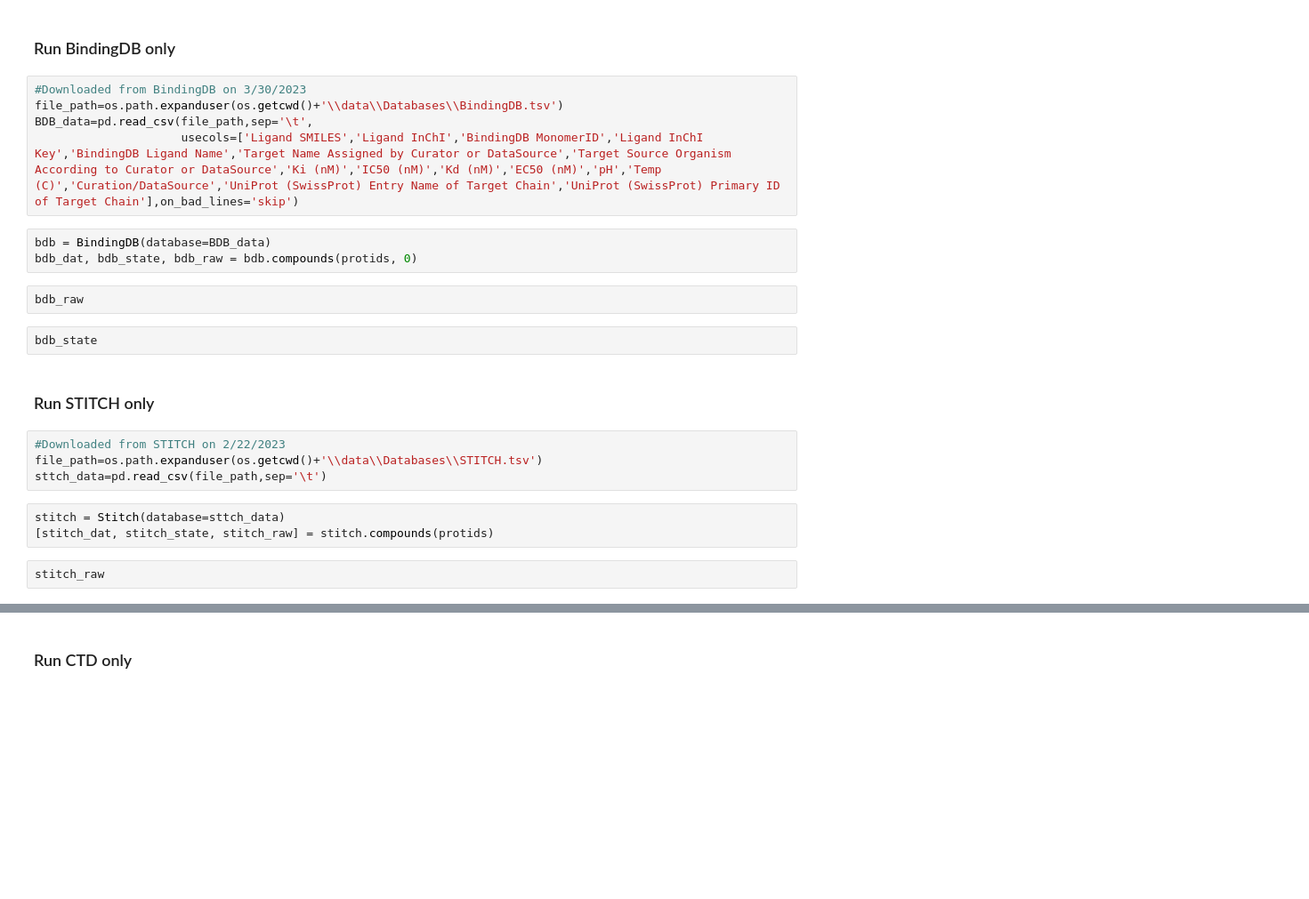
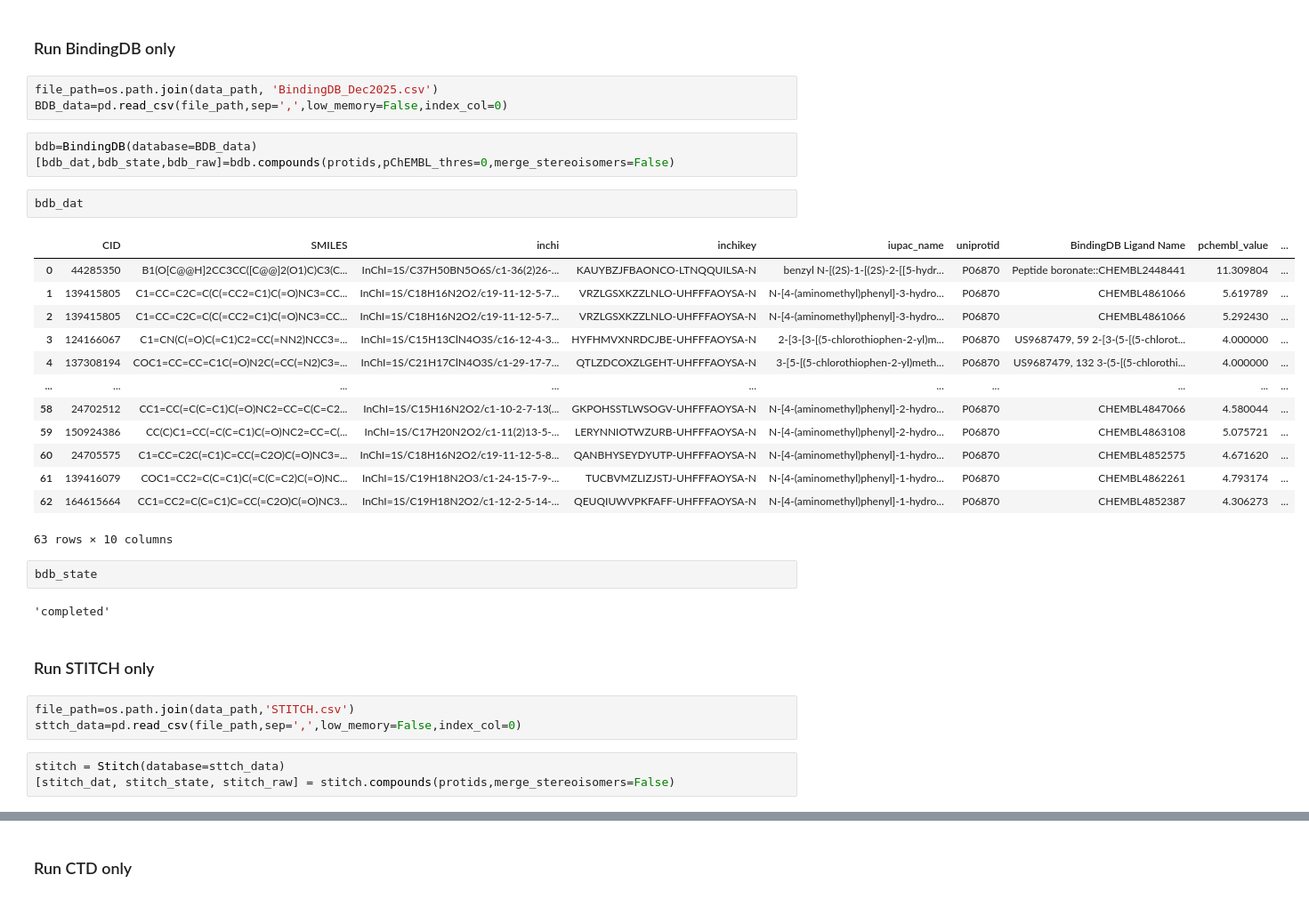
Before and after one commit to menicgiulia/CPIExtract, a Jupyter notebook: Prot2Comp_example.ipynb, the cells around one changed output, grey strips where cells are left out. Shown at 89% size. Drawn from its saved outputs; the diff is of its cells as text; blank space fills up the shorter version.

```diff
--- a/Prot2Comp_example.ipynb
+++ b/Prot2Comp_example.ipynb
@@ -173,27 +328,38 @@ state
 # %% [markdown]
 ### Run BindingDB only
 # %%
-#Downloaded from BindingDB on 3/30/2023
-file_path=os.path.expanduser(os.getcwd()+'\\data\\Databases\\BindingDB.tsv')
-BDB_data=pd.read_csv(file_path,sep='\t',
-                     usecols=['Ligand SMILES','Ligand InChI','BindingDB MonomerID','Ligand InChI Key','BindingDB Ligand Name','Target Name Assigned by Curator or DataSource','Target Source Organism According to Curator or DataSource','Ki (nM)','IC50 (nM)','Kd (nM)','EC50 (nM)','pH','Temp (C)','Curation/DataSource','UniProt (SwissProt) Entry Name of Target Chain','UniProt (SwissProt) Primary ID of Target Chain'],on_bad_lines='skip')
+file_path=os.path.join(data_path, 'BindingDB_Dec2025.csv')
+BDB_data=pd.read_csv(file_path,sep=',',low_memory=False,index_col=0)
 # %%
-bdb = BindingDB(database=BDB_data)
-bdb_dat, bdb_state, bdb_raw = bdb.compounds(protids, 0)
+bdb=BindingDB(database=BDB_data)
+[bdb_dat,bdb_state,bdb_raw]=bdb.compounds(protids,pChEMBL_thres=0,merge_stereoisomers=False)
 # %%
-bdb_raw
+bdb_dat
+# %% [output]
+|  | CID | SMILES | inchi | inchikey | iupac_name | uniprotid | BindingDB Ligand Name | pchembl_value | ... |
+| 0 | 44285350 | B1(O[C@@H]2CC3CC([C@@]2(O1)C)C3(C... | InChI=1S/C37H50BN5O6S/c1-36(2)26-... | KAUYBZJFBAONCO-LTNQQUILSA-N | benzyl N-[(2S)-1-[(2S)-2-[[5-hydr... | P06870 | Peptide boronate::CHEMBL2448441 | 11.309804 | ... |
+| 1 | 139415805 | C1=CC=C2C=C(C(=CC2=C1)C(=O)NC3=CC... | InChI=1S/C18H16N2O2/c19-11-12-5-7... | VRZLGSXKZZLNLO-UHFFFAOYSA-N | N-[4-(aminomethyl)phenyl]-3-hydro... | P06870 | CHEMBL4861066 | 5.619789 | ... |
+| 2 | 139415805 | C1=CC=C2C=C(C(=CC2=C1)C(=O)NC3=CC... | InChI=1S/C18H16N2O2/c19-11-12-5-7... | VRZLGSXKZZLNLO-UHFFFAOYSA-N | N-[4-(aminomethyl)phenyl]-3-hydro... | P06870 | CHEMBL4861066 | 5.292430 | ... |
+| 3 | 124166067 | C1=CN(C(=O)C(=C1)C2=CC(=NN2)NCC3=... | InChI=1S/C15H13ClN4O3S/c16-12-4-3... | HYFHMVXNRDCJBE-UHFFFAOYSA-N | 2-[3-[3-[(5-chlorothiophen-2-yl)m... | P06870 | US9687479, 59 2-[3-(5-[(5-chlorot... | 4.000000 | ... |
+| 4 | 137308194 | COC1=CC=CC=C1C(=O)N2C(=CC(=N2)C3=... | InChI=1S/C21H17ClN4O3S/c1-29-17-7... | QTLZDCOXZLGEHT-UHFFFAOYSA-N | 3-[5-[(5-chlorothiophen-2-yl)meth... | P06870 | US9687479, 132 3-(5-[(5-chlorothi... | 4.000000 | ... |
+| ... | ... | ... | ... | ... | ... | ... | ... | ... | ... |
+| 58 | 24702512 | CC1=CC(=C(C=C1)C(=O)NC2=CC=C(C=C2... | InChI=1S/C15H16N2O2/c1-10-2-7-13(... | GKPOHSSTLWSOGV-UHFFFAOYSA-N | N-[4-(aminomethyl)phenyl]-2-hydro... | P06870 | CHEMBL4847066 | 4.580044 | ... |
+| 59 | 150924386 | CC(C)C1=CC(=C(C=C1)C(=O)NC2=CC=C(... | InChI=1S/C17H20N2O2/c1-11(2)13-5-... | LERYNNIOTWZURB-UHFFFAOYSA-N | N-[4-(aminomethyl)phenyl]-2-hydro... | P06870 | CHEMBL4863108 | 5.075721 | ... |
+| 60 | 24705575 | C1=CC=C2C(=C1)C=CC(=C2O)C(=O)NC3=... | InChI=1S/C18H16N2O2/c19-11-12-5-8... | QANBHYSEYDYUTP-UHFFFAOYSA-N | N-[4-(aminomethyl)phenyl]-1-hydro... | P06870 | CHEMBL4852575 | 4.671620 | ... |
+| 61 | 139416079 | COC1=CC2=C(C=C1)C(=C(C=C2)C(=O)NC... | InChI=1S/C19H18N2O3/c1-24-15-7-9-... | TUCBVMZLIZJSTJ-UHFFFAOYSA-N | N-[4-(aminomethyl)phenyl]-1-hydro... | P06870 | CHEMBL4862261 | 4.793174 | ... |
+| 62 | 164615664 | CC1=CC2=C(C=C1)C=CC(=C2O)C(=O)NC3... | InChI=1S/C19H18N2O2/c1-12-2-5-14-... | QEUQIUWVPKFAFF-UHFFFAOYSA-N | N-[4-(aminomethyl)phenyl]-1-hydro... | P06870 | CHEMBL4852387 | 4.306273 | ... |
+63 rows × 10 columns
 # %%
 bdb_state
+# %% [output]
+'completed'
 # %% [markdown]
 ### Run STITCH only
 # %%
-#Downloaded from STITCH on 2/22/2023
-file_path=os.path.expanduser(os.getcwd()+'\\data\\Databases\\STITCH.tsv')
-sttch_data=pd.read_csv(file_path,sep='\t')
+file_path=os.path.join(data_path,'STITCH.csv')
+sttch_data=pd.read_csv(file_path,sep=',',low_memory=False,index_col=0)
 # %%
 stitch = Stitch(database=sttch_data)
-[stitch_dat, stitch_state, stitch_raw] = stitch.compounds(protids)
+[stitch_dat, stitch_state, stitch_raw] = stitch.compounds(protids,merge_stereoisomers=False)
-# %%
-stitch_raw
 # %%
 stitch_dat
```
Also changed, not shown: parts of 65 cells of this notebook, 1 other file.
